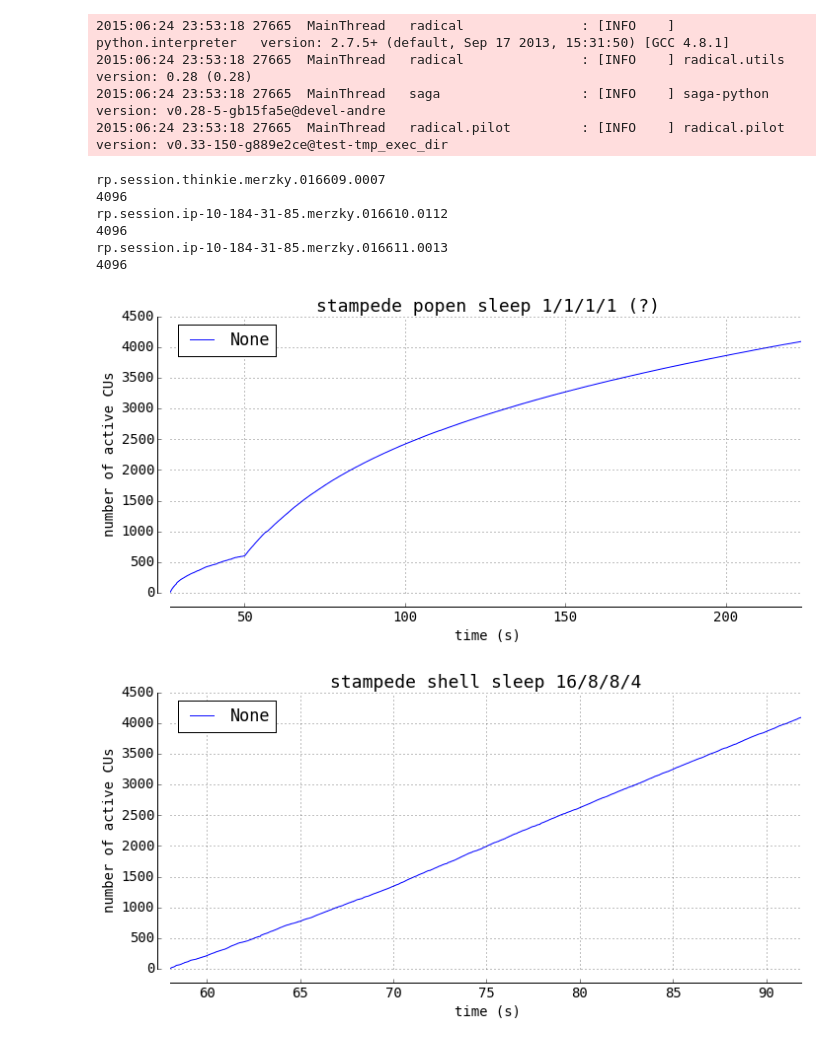
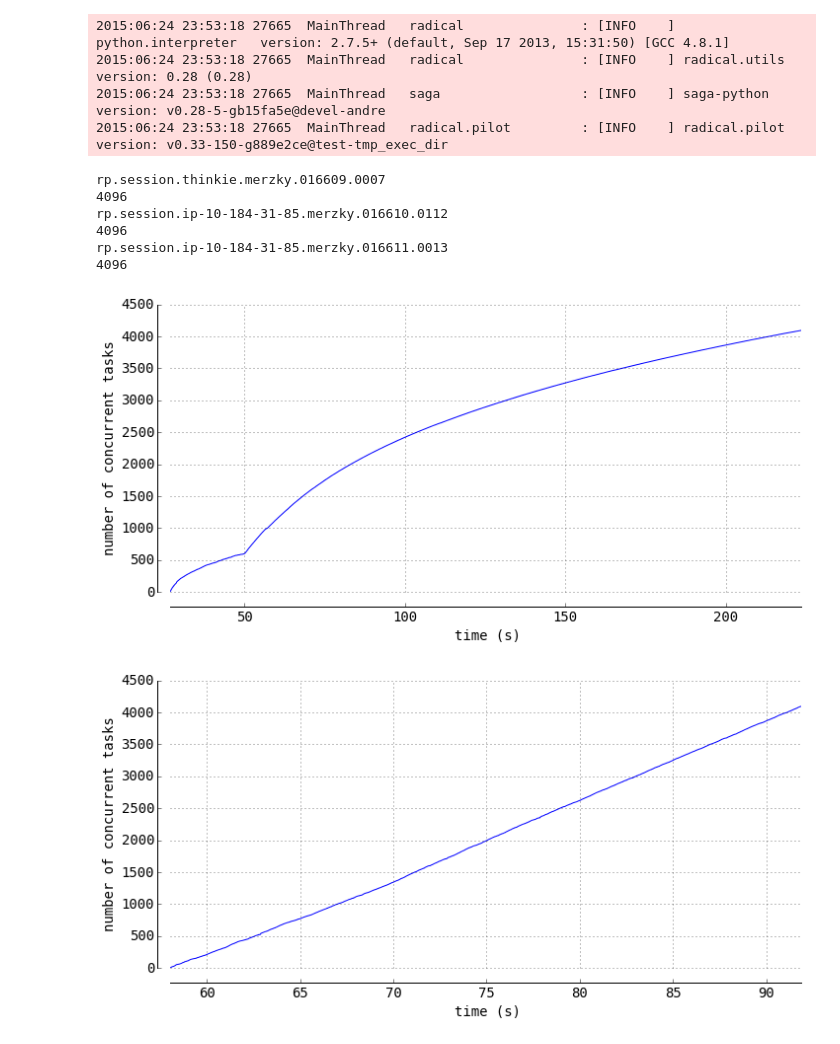
Before and after one commit to radical-experiments/rp-plot-profiles, a Jupyter notebook: plots/plot_profiles.ipynb, the cells around one changed output. Saved outputs shown, nothing was run; the diff lists cells and outputs as text; code cells hidden in the pictures.

Commit message:
snapshot, plot style updates

```diff
--- a/plots/plot_profiles.ipynb
+++ b/plots/plot_profiles.ipynb
@@ -64,52 +64,54 @@ def create_figure(title=None):
 def plot_conc (sid, conc_frame, label=None):
 
     if not label:
-        ax_ops = create_figure('Number of CUs over time')
+      # ax_ops = create_figure('Number of CUs over time')
+        ax_ops = create_figure()
     else:
         ax_ops = create_figure(label)
 
     conc_frame.plot(x='time', y='cu_num', ax=ax_ops)
-    ax_ops.set_xlabel("time (s)",             fontsize=14)
-    ax_ops.set_ylabel("number of active CUs", fontsize=14)
+    ax_ops.set_xlabel("time (s)",                   fontsize=14)
+    ax_ops.set_ylabel("number of concurrent tasks", fontsize=14)
+    legend([], loc='upper right', fontsize=0)
     savefig('%s.%s.cu_num.png' % (sid, pid), bbox_inches='tight')
     savefig('%s.%s.cu_num.pdf' % (sid, pid), bbox_inches='tight')
 # %%
 
 cwd       = os.getcwd()
-sessions  = {"rp.session.thinkie.merzky.016609.0007"         : 'stampede popen sleep 1/1/1/1 (?)',
-             "rp.session.ip-10-184-31-85.merzky.016610.0112" : 'stampede shell sleep 16/8/8/4',
-             "rp.session.ip-10-184-31-85.merzky.016611.0013" : 'stampede shell mdrun 16/8/8/4',
+sessions  = { "rp.session.thinkie.merzky.016609.0007"         : 'stampede popen sleep 1/1/1/1 (?)',
+              "rp.session.ip-10-184-31-85.merzky.016610.0112" : 'stampede shell sleep 16/8/8/4',
+              "rp.session.ip-10-184-31-85.merzky.016611.0013" : 'stampede shell mdrun 16/8/8/4',
             }
 pid       = "pilot.0000"
 
 for sid in sessions:
-    print sid
+    print sid,
     prof  = "%s/../profiles/%s-%s.prof" % (cwd, sid, pid)
     frame = pd.read_csv(prof)
 
     conc = list()
     cu_num = 0
     for index, row in frame.sort(columns=['time']).iterrows():
 
         if row.message == "ExecWorker to watcher (Executing)":
             cu_num += 1
           # print row.time, cu_num
             conc.append ({'time': row.time, 'cu_num': cu_num})
         elif row.message == "execution complete":
             cu_num -= 1
           # print row.time, cu_num
             conc.append ({'time': row.time, 'cu_num': cu_num})
 
     conc_frame = pd.DataFrame (conc)
     print len(conc_frame)
 
-    plot_conc(sid, conc_frame, sessions[sid])
+    plot_conc(sid, conc_frame) # , sessions[sid])
 # %% [output]
 rp.session.thinkie.merzky.016609.0007
 4096
 rp.session.ip-10-184-31-85.merzky.016610.0112
 4096
 rp.session.ip-10-184-31-85.merzky.016611.0013
 4096
-[figure, old version]
+[figure, new version]
-[figure, old version]
+[figure, new version]
```
Also changed, not shown: parts of 1 cell of this notebook, 6 other files.
